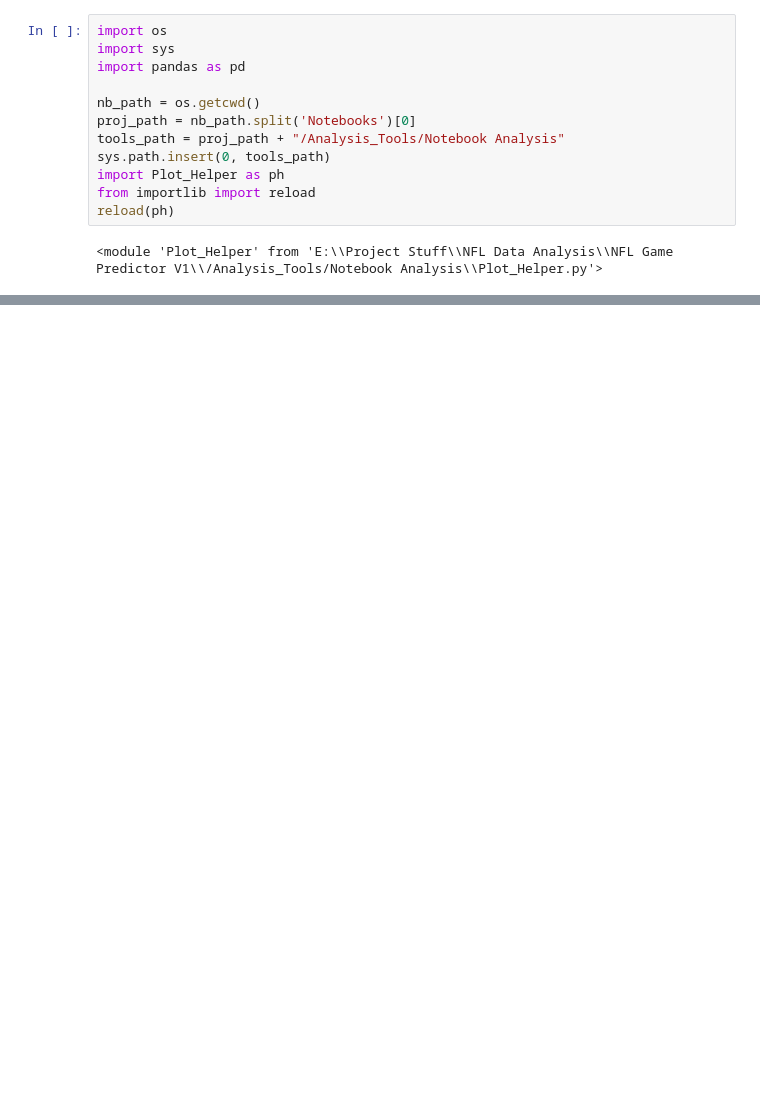
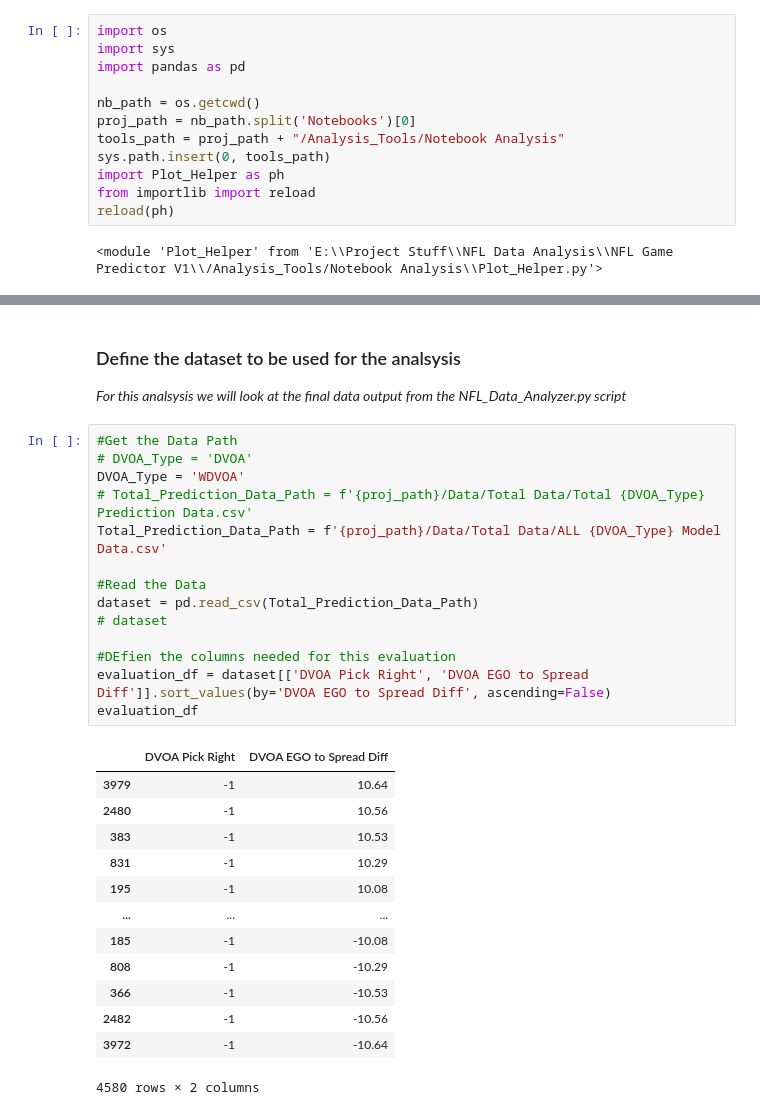
Before and after one commit to BrianGoodman95/NFL-Game-Predictor-V1, a Jupyter notebook: Notebooks/Betting Accuracy Evaluation.ipynb, the cells around one changed output, grey strips where cells are left out. Cells and saved outputs as stored; diff of their text form; blank space fills up the shorter version.

```diff
--- a/Notebooks/Test1.ipynb
+++ b/Notebooks/Betting Accuracy Evaluation.ipynb
@@ -48,0 +17,31 @@ plotter.PX_Quick_Scatter(plot_data, 'Spread to Result Difference', 'Total Matchu
+# %% [markdown]
+### Define the dataset to be used for the analsysis
+_For this analsysis we will look at the final data output from the NFL_Data_Analyzer.py script_
+# %%
+#Get the Data Path
+# DVOA_Type = 'DVOA'
+DVOA_Type = 'WDVOA'
+# Total_Prediction_Data_Path = f'{proj_path}/Data/Total Data/Total {DVOA_Type} Prediction Data.csv'
+Total_Prediction_Data_Path = f'{proj_path}/Data/Total Data/ALL {DVOA_Type} Model Data.csv'
+
+#Read the Data
+dataset = pd.read_csv(Total_Prediction_Data_Path)
+# dataset
+
+#DEfien the columns needed for this evaluation
+evaluation_df = dataset[['DVOA Pick Right', 'DVOA EGO to Spread Diff']].sort_values(by='DVOA EGO to Spread Diff', ascending=False)
+evaluation_df
+# %% [output]
+|  | DVOA Pick Right | DVOA EGO to Spread Diff |
+| 3979 | -1 | 10.64 |
+| 2480 | -1 | 10.56 |
+| 383 | -1 | 10.53 |
+| 831 | -1 | 10.29 |
+| 195 | -1 | 10.08 |
+| ... | ... | ... |
+| 185 | -1 | -10.08 |
+| 808 | -1 | -10.29 |
+| 366 | -1 | -10.53 |
+| 2482 | -1 | -10.56 |
+| 3972 | -1 | -10.64 |
+4580 rows × 2 columns
```
Also changed, not shown: parts of 8 cells of this notebook, 1 other file.
